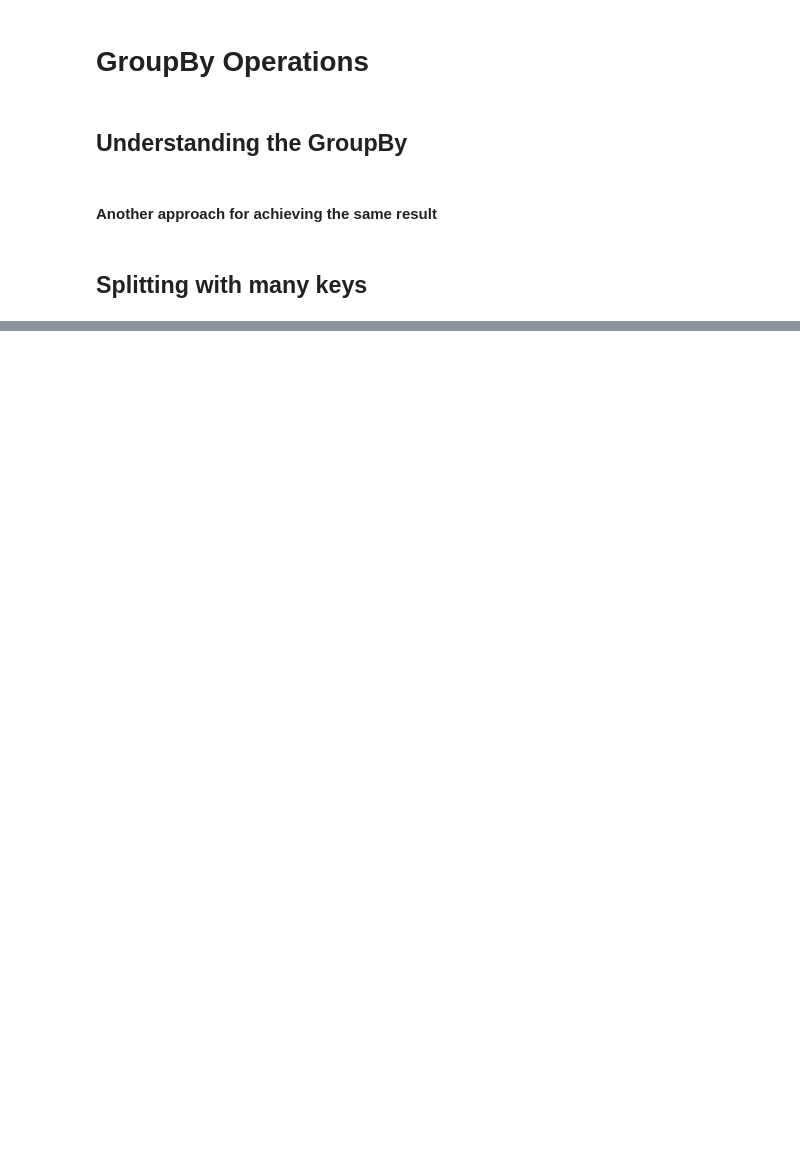
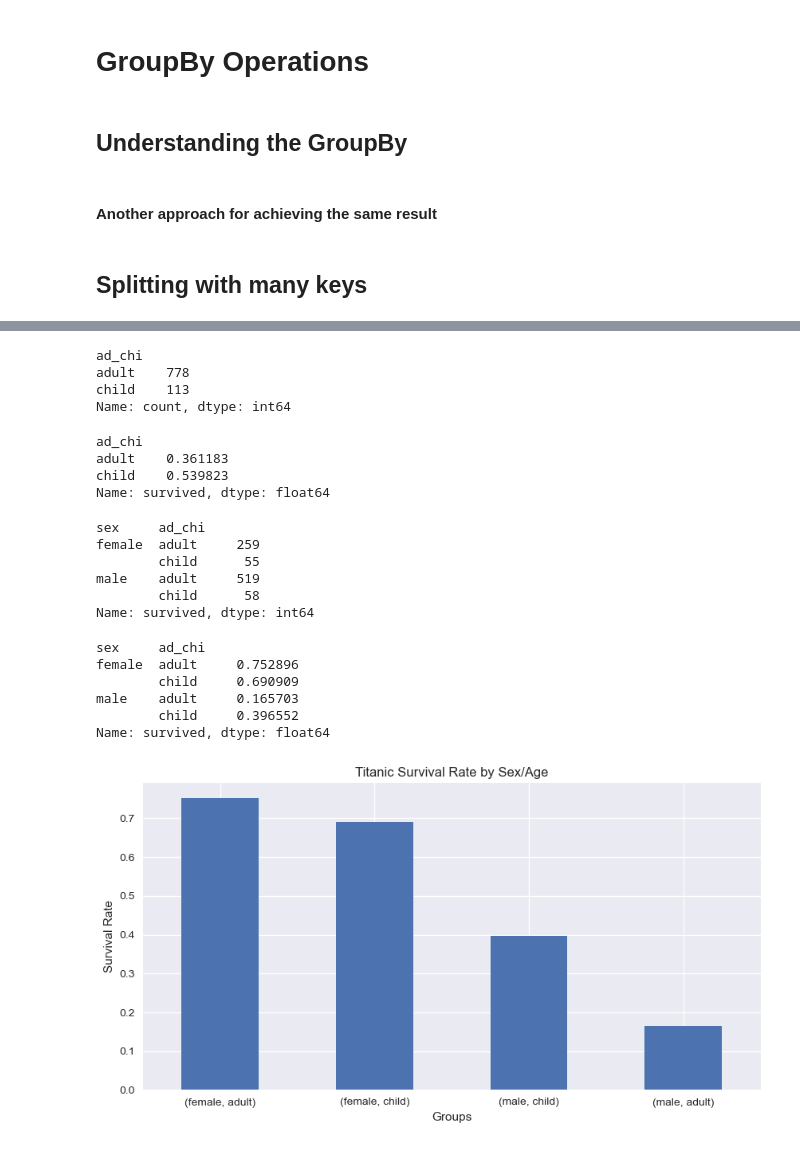
Before and after one commit to alchemistbg/udemy-the-complete-pandas-bootcamp, a Jupyter notebook: Section-15/GroupBy_Operations.ipynb, the cells around one changed output, grey strips where cells are left out. Saved outputs shown, nothing was run; the diff lists cells and outputs as text; code cells hidden in the pictures; blank space fills up the shorter version.

```diff
--- a/Section-15/GroupBy_Operations.ipynb
+++ b/Section-15/GroupBy_Operations.ipynb
@@ -149,0 +237,2 @@ split2_l[30:32]
+# %%
+titanic = pd.read_csv('titanic.csv')
@@ -149,0 +293,2 @@ split2_l[30:32]
+# %%
+titanic['ad_chi'] = 'adult'
@@ -149,0 +309,2 @@ split2_l[30:32]
+# %%
+titanic.loc[titanic.age < 18, 'ad_chi'] = 'child'
@@ -149,0 +325,43 @@ split2_l[30:32]
+# %%
+titanic.ad_chi.value_counts()
+# %% [output]
+ad_chi
+adult    778
+child    113
+Name: count, dtype: int64
+# %%
+titanic.groupby('ad_chi').survived.mean()
+# %% [output]
+ad_chi
+adult    0.361183
+child    0.539823
+Name: survived, dtype: float64
+# %%
+titanic.groupby(['sex', 'ad_chi']).survived.count()
+# %% [output]
+sex     ad_chi
+female  adult     259
+        child      55
+male    adult     519
+        child      58
+Name: survived, dtype: int64
+# %%
+titanic.groupby(['sex', 'ad_chi']).survived.mean()
+# %% [output]
+sex     ad_chi
+female  adult     0.752896
+        child     0.690909
+male    adult     0.165703
+        child     0.396552
+Name: survived, dtype: float64
+# %%
+survival_rate = titanic.groupby(['sex', 'ad_chi']).survived.mean().sort_values(ascending = False)
+# %%
+survival_rate.plot(kind = 'bar', figsize = (10, 5))
+plt.title('Titanic Survival Rate by Sex/Age')
+plt.xlabel('Groups')
+plt.xticks(rotation = 0)
+plt.ylabel('Survival Rate')
+plt.show()
+# %% [output]
+[figure, added]
```
Also changed, not shown: parts of 49 cells of this notebook.
